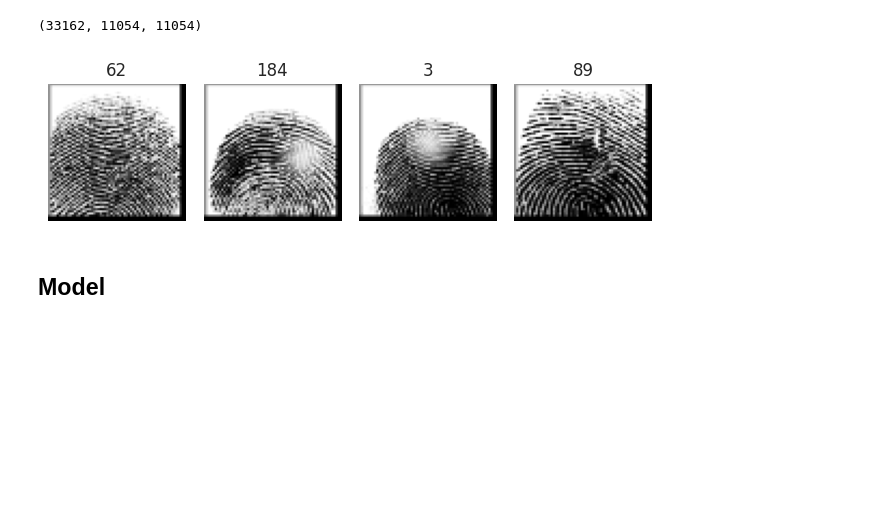
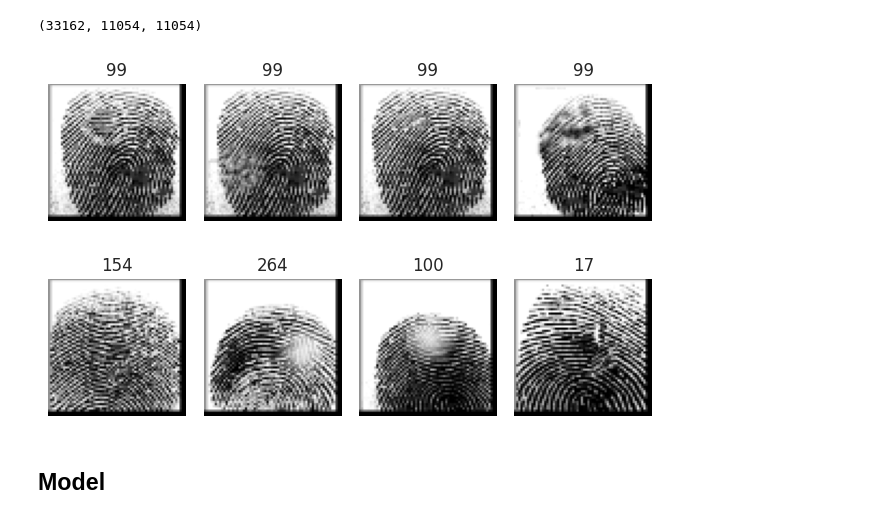
Before and after one commit to Robo-sapiens/avanpost_challenge, a Jupyter notebook: research/nn.ipynb, the cells around one changed output. Cells and saved outputs as stored; diff of their text form; code cells hidden in the pictures; blank space fills up the shorter version.

```diff
--- a/research/nn.ipynb
+++ b/research/nn.ipynb
@@ -55,18 +55,20 @@ val_dataset = SOCOFingDataset(files, (64, 64), "val")
 # %%
 def imshow(dataset, indicies):
     fig, axeslist = plt.subplots(ncols=len(indicies), nrows=1)
     for i in range(len(indicies)):
         image, label = dataset[indicies[i]]
         image = image.numpy().transpose((1, 2, 0))
         axeslist.ravel()[i].imshow(image, cmap=plt.gray())
         axeslist.ravel()[i].set_title(label)
         axeslist.ravel()[i].set_axis_off()
     plt.tight_layout()
 
 
+imshow(train_dataset, [0, 1, 2, 4])
 imshow(train_dataset, np.random.randint(0, 6000, 4))
 # %% [output]
-[figure, old version]
+[figure, new version]
+[figure, added]
 # %% [markdown]
 ## Model
 # %%
```
Also changed, not shown: parts of 3 cells of this notebook, 2 other files.
